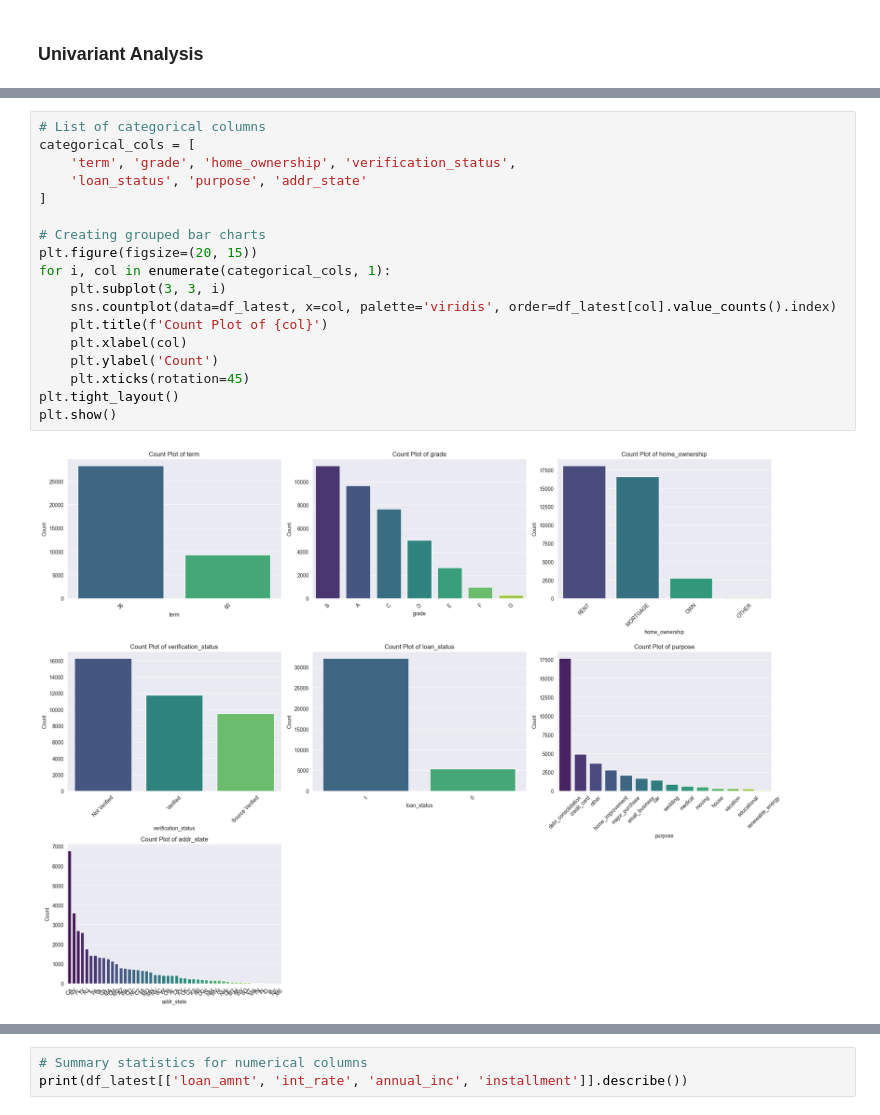
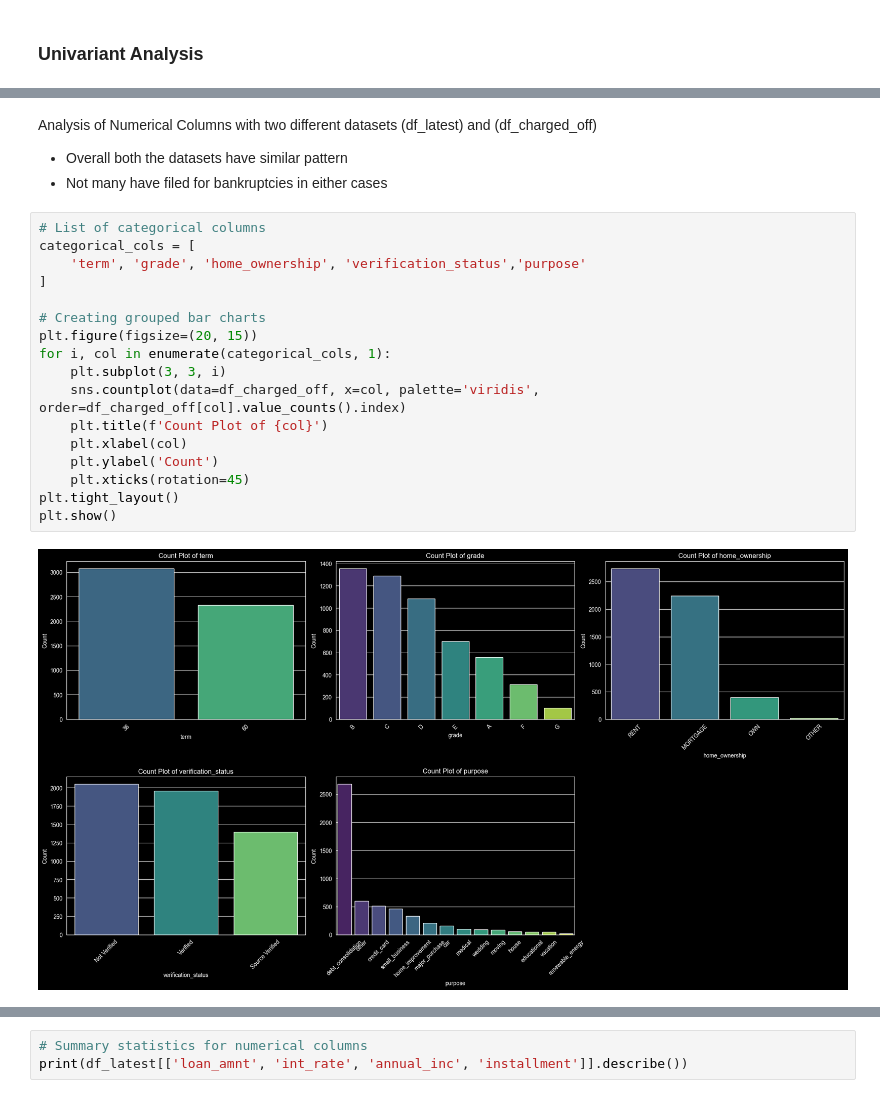
Before and after one commit to muralik31/Lending-Club-Case-Study, a Jupyter notebook: Murali_Krishna_Kondapally.ipynb, the cells around one changed output, grey strips where cells are left out. Cells and saved outputs as stored; diff of their text form.

```diff
--- a/Murali_Krishna_Kondapally.ipynb
+++ b/Murali_Krishna_Kondapally.ipynb
@@ -679,20 +781,24 @@ plt.show()
+# %% [markdown]
+
+Analysis of Numerical Columns with two different datasets (df_latest) and (df_charged_off)
+- Overall both the datasets have similar pattern
+- Not many have filed for bankruptcies in either cases
 # %%
 # List of categorical columns
 categorical_cols = [
-    'term', 'grade', 'home_ownership', 'verification_status',
-    'loan_status', 'purpose', 'addr_state'
+    'term', 'grade', 'home_ownership', 'verification_status','purpose'
 ]
 
 # Creating grouped bar charts
 plt.figure(figsize=(20, 15))
 for i, col in enumerate(categorical_cols, 1):
     plt.subplot(3, 3, i)
-    sns.countplot(data=df_latest, x=col, palette='viridis', order=df_latest[col].value_counts().index)
+    sns.countplot(data=df_charged_off, x=col, palette='viridis', order=df_charged_off[col].value_counts().index)
     plt.title(f'Count Plot of {col}')
     plt.xlabel(col)
     plt.ylabel('Count')
     plt.xticks(rotation=45)
 plt.tight_layout()
 plt.show()
 # %% [output]
-[figure, old version]
+[figure, new version]
```
Also changed, not shown: parts of 22 cells of this notebook.
